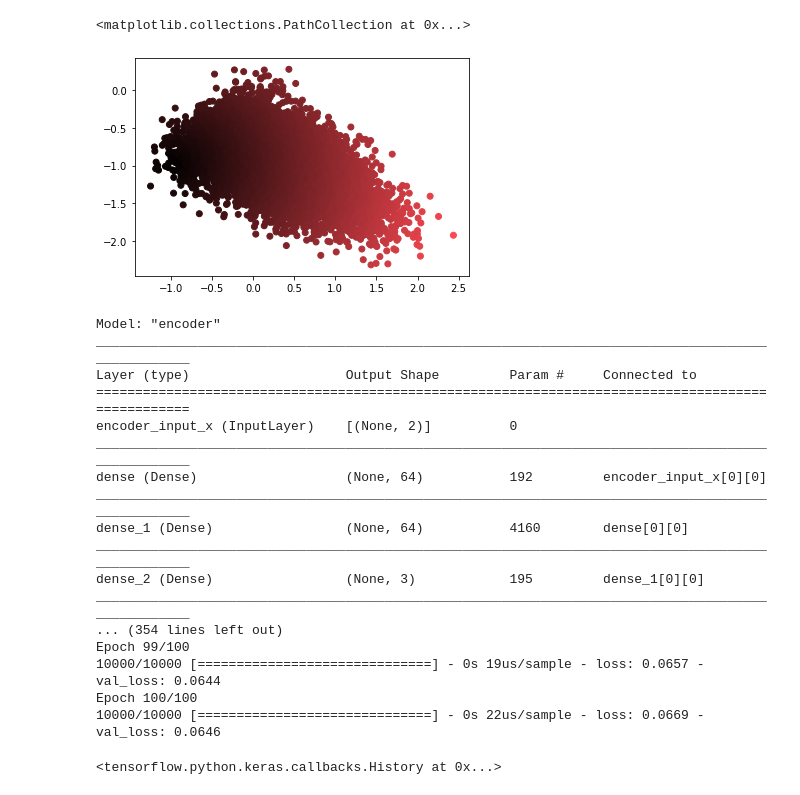
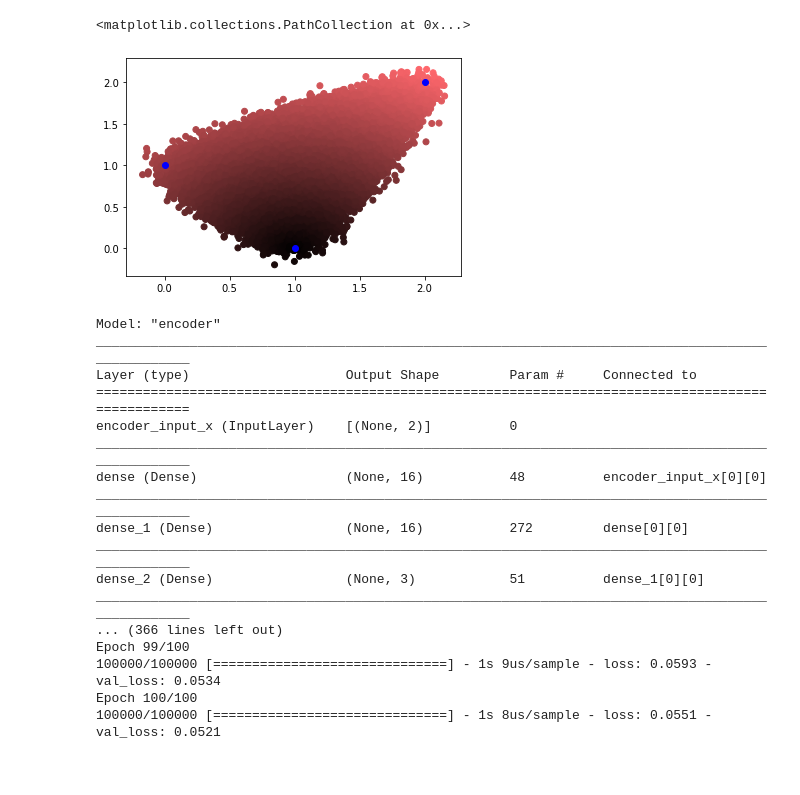
Before and after one commit to luigisbailo/archetype-nets, a Jupyter notebook: archetypes.ipynb, the cells around one changed output. Drawn from its saved outputs; the diff is of its cells as text; code cells hidden in the pictures.

Commit message:
original archetypes are recovered from data

```diff
--- a/archetypes.ipynb
+++ b/archetypes.ipynb
@@ -7,9 +7,9 @@ import tensorflow.keras as tfk
 import tensorflow.keras.layers as tfkl
 import tensorflow_probability.python.distributions as tfd
 # %%
-archs = np.array([[-1,-1],
-                  [2,-2],
-                  [0,0]])
+archetypes_init = np.array([[1,0],
+                  [2,2],
+                  [0,1]])
 # %%
 def generate_data (archs, n_points, noise=0.1):
 
@@ -29,14 +29,16 @@ def generate_data (archs, n_points, noise=0.1):
 
     return data, Y
 # %%
-x_train, y_train = generate_data (archs,10000,noise=0.2)
-x_test, y_test = generate_data (archs,1000,noise=0.2)
+x_train, y_train = generate_data (archetypes_init,100000,noise=0.1)
+x_test, y_test = generate_data (archetypes_init,1000,noise=0.1)
 
 data0,data1 = x_train.T
 plt.scatter(data0, data1, color=y_train)
+data0,data1 = archetypes_init.T
+plt.scatter(data0, data1, color='blue')
 # %% [output]
 <matplotlib.collections.PathCollection at 0x...>
-[figure, old version]
+[figure, new version]
 # %%
 def get_zfixed ( dim_latent_space ):
 
@@ -69,11 +71,12 @@ y_test = np.reshape(y_test, [-1, sideinfo_dim])
 
 
 # network parameters
-intermediate_dim = 64
+intermediate_dim = 16
 batch_size = 1024
 latent_dim = 2
 simplex_vrtxs = latent_dim + 1
 epochs = 100
+
 
 
 # encoder
@@ -81,8 +84,8 @@ input_x = tfk.Input(shape=(original_dim,), name='encoder_input_x')
 
 x = tfkl.Dense(intermediate_dim, activation='relu')(input_x)
 x = tfkl.Dense(intermediate_dim, activation='relu')(x)
-
-A = tfkl.Dense (simplex_vrtxs, activation=tf.nn.softmax)(x)
+A = tfkl.Dense (simplex_vrtxs, activation='linear')(x)
+A = tfkl.Dense (simplex_vrtxs, activation=tf.nn.softmax)(A)
 B_t = tfkl.Dense (simplex_vrtxs, activation='linear')(x)
 B = tf.nn.softmax(tf.transpose(B_t), axis=1)
 
@@ -96,8 +99,9 @@ t = tfd.Normal(mu,sigma)
 input_y = tfk.Input(shape=(sideinfo_dim,), name='encoder_input_y')
 y = tf.identity(input_y)
 
-encoder = tfk.Model([input_x,input_y], [t.sample(),mu,sigma,y], name='encoder')
+encoder = tfk.Model([input_x,input_y], [t.sample(),mu,sigma, tf.transpose(B) ,y], name='encoder')
 encoder.summary()
+
 
 
 # decoder
@@ -105,7 +109,7 @@ latent_inputs = tfk.Input(shape=(latent_dim,), name='z_sampling')
 input_y_lat = tfk.Input(shape=(sideinfo_dim,), name='encoder_input_y_lat')
 
 x = tfkl.Dense(intermediate_dim, activation='relu')(latent_inputs)
-x = tfkl.Dense(intermediate_dim, activation='relu')(x)
+x = tfkl.Dense(original_dim, activation='linear')(x)
 x_hat = tfkl.Dense(original_dim, activation='linear')(x)
 
 y = tfkl.Dense(intermediate_dim, activation='relu')(latent_inputs)
@@ -116,11 +120,11 @@ decoder = tfk.Model([latent_inputs,input_y_lat], [x_hat,y_hat], name='decoder')
 decoder.summary()
 
 
-# # VAE
+
+# VAE
 encoded = encoder([input_x,input_y])
 outputs = decoder( [encoded[0],encoded[-1]])
 vae = tfk.Model([input_x,input_y], outputs, name='vae')
-
 
 reconstruction_loss = tfk.losses.mse (input_x, outputs[0])
 class_loss = tfk.losses.mse ( input_y, outputs[1])
@@ -131,7 +135,7 @@ kl_loss = tf.reduce_sum(kl_loss, axis=-1)
 kl_loss *= -0.5
 
 lambda_p = 1
-nu_p = 10
+nu_p = 1
 
 vae_loss = tf.reduce_mean(nu_p*reconstruction_loss + lambda_p*class_loss + kl_loss + archetype_loss)
 vae.add_loss(vae_loss)
@@ -143,6 +147,12 @@ vae.fit([x_train,y_train],
         epochs=epochs,
         batch_size=batch_size,
         validation_data=([x_test,y_test],None))
+
+
+
+# archetypes
+archetypes,_ = decoder ([z_pred, tf.zeros([3,3])])
+get_archtypes = tfk.Model (input_x, [archetypes,z_pred] , name='get_zpred')
 # %% [output]
 Model: "encoder"
 __________________________________________________________________________________________________
@@ -150,15 +160,14 @@ Layer (type)                    Output Shape         Param #     Connected to
 ==================================================================================================
 encoder_input_x (InputLayer)    [(None, 2)]          0
 __________________________________________________________________________________________________
-dense (Dense)                   (None, 64)           192         encoder_input_x[0][0]
+dense (Dense)                   (None, 16)           48          encoder_input_x[0][0]
 __________________________________________________________________________________________________
-dense_1 (Dense)                 (None, 64)           4160        dense[0][0]
+dense_1 (Dense)                 (None, 16)           272         dense[0][0]
 __________________________________________________________________________________________________
-dense_2 (Dense)                 (None, 3)            195         dense_1[0][0]
+dense_2 (Dense)                 (None, 3)            51          dense_1[0][0]
 __________________________________________________________________________________________________
-... (354 lines left out)
+... (366 lines left out)
 Epoch 99/100
-10000/10000 [==============================] - 0s 19us/sample - loss: 0.0657 - val_loss: 0.0644
+100000/100000 [==============================] - 1s 9us/sample - loss: 0.0593 - val_loss: 0.0534
 Epoch 100/100
-10000/10000 [==============================] - 0s 22us/sample - loss: 0.0669 - val_loss: 0.0646
+100000/100000 [==============================] - 1s 8us/sample - loss: 0.0551 - val_loss: 0.0521
-<tensorflow.python.keras.callbacks.History at 0x...>
```
Also changed, not shown: parts of 7 cells of this notebook.
